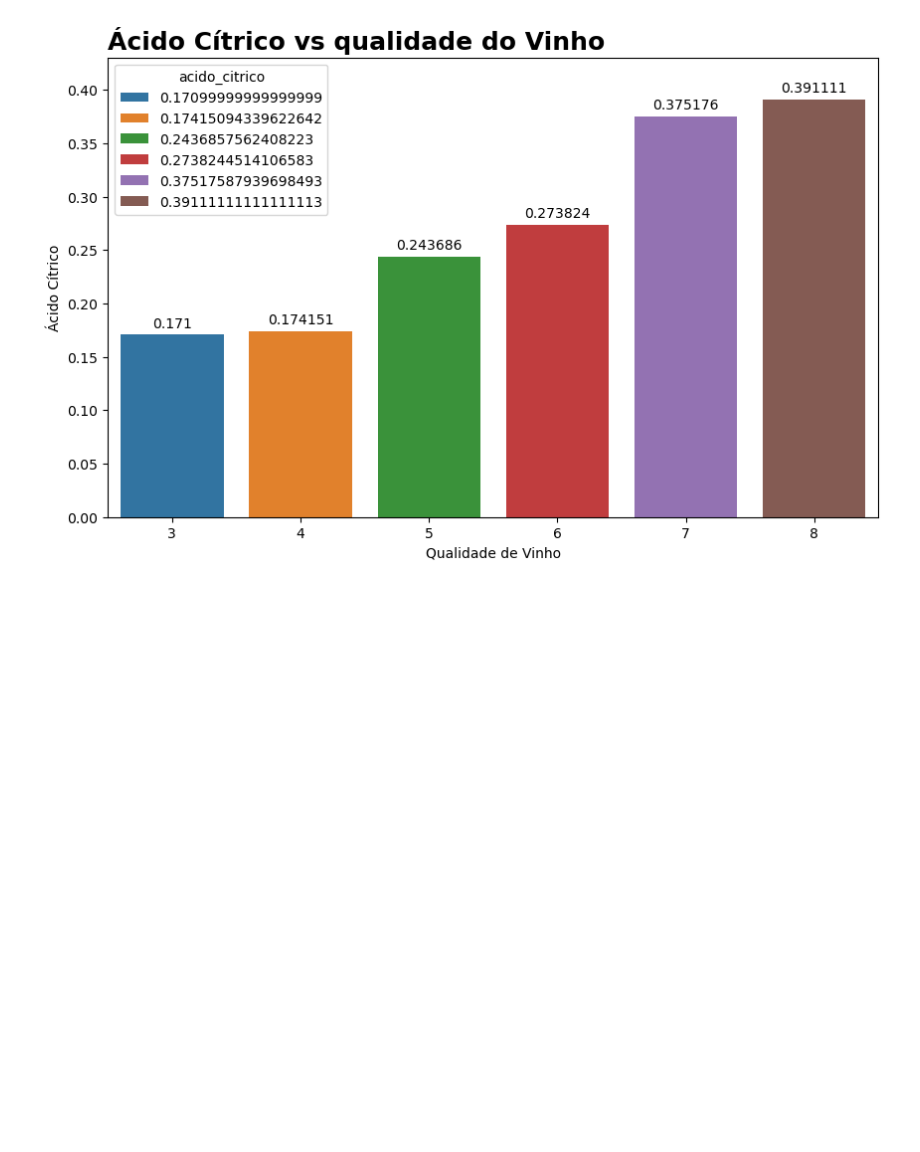
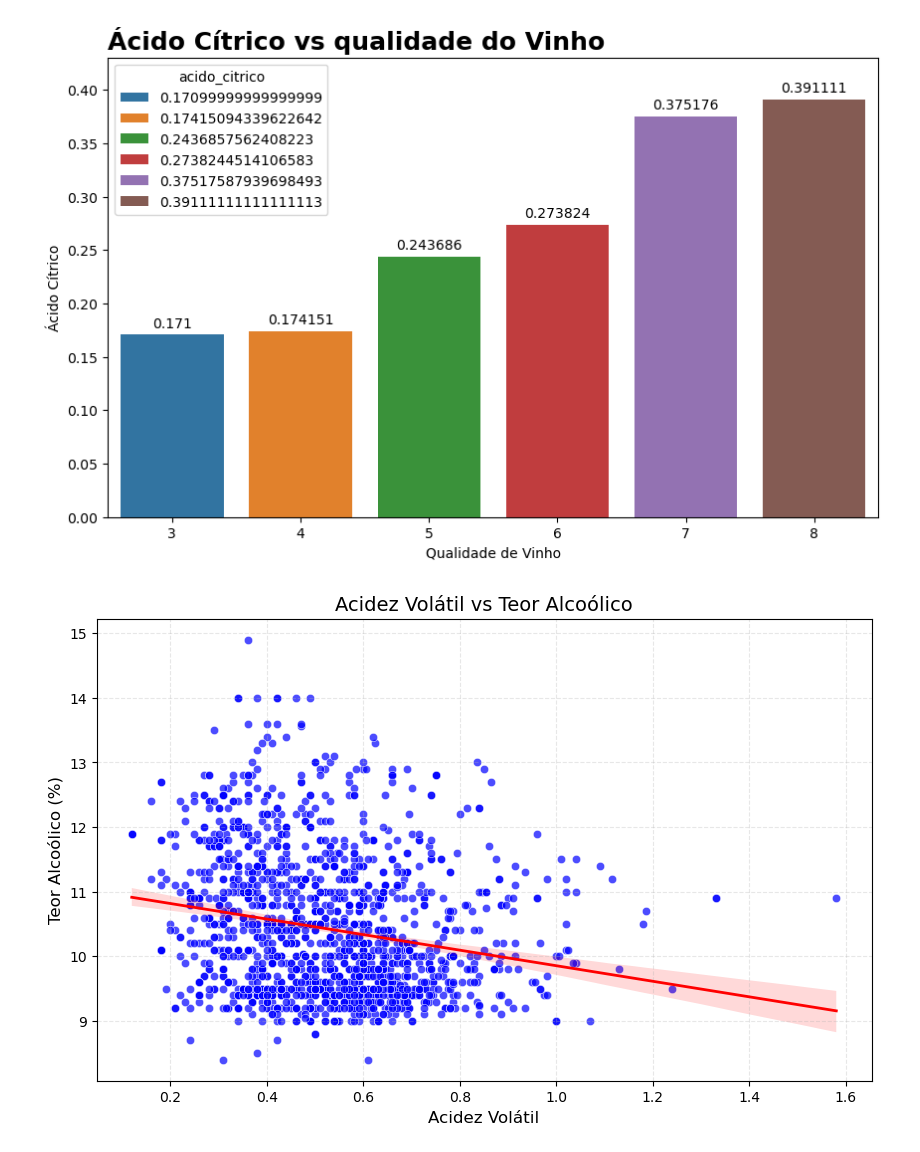
Before and after one commit to JacksonvBarbosa/Analise_qualidade_vinhos, a Jupyter notebook: Portfolio-DA-vinhos-jackwine/notebooks/exploracao_dos_dados.ipynb, the cells around one changed output. Drawn from its saved outputs; the diff is of its cells as text; code cells hidden in the pictures; blank space fills up the shorter version.

```diff
--- a/Portfolio-DA-vinhos-jackwine/notebooks/exploracao_dos_dados.ipynb
+++ b/Portfolio-DA-vinhos-jackwine/notebooks/exploracao_dos_dados.ipynb
@@ -220,3 +229,8 @@ media_citrico_qualidade
 grafo_barra(media_citrico_qualidade, media_citrico_qualidade.index, media_citrico_qualidade['acido_citrico'], media_citrico_qualidade['acido_citrico'],titulo='Ácido Cítrico vs qualidade do Vinho', ylabel='Ácido Cítrico', xlabel='Qualidade de Vinho')
 # %% [output]
 [figure]
+# %%
+# Relação entre acidez volátil e teor alcóolico
+grafo_scatterplot(df, df['acidez_volatil'], df['alcool'], titulo='Acidez Volátil vs Teor Alcoólico', xlabel='Acidez Volátil', ylabel='Teor Alcoólico (%)')
+# %% [output]
+[figure, added]
```
Also changed, not shown: parts of 10 cells of this notebook, 2 other files.
